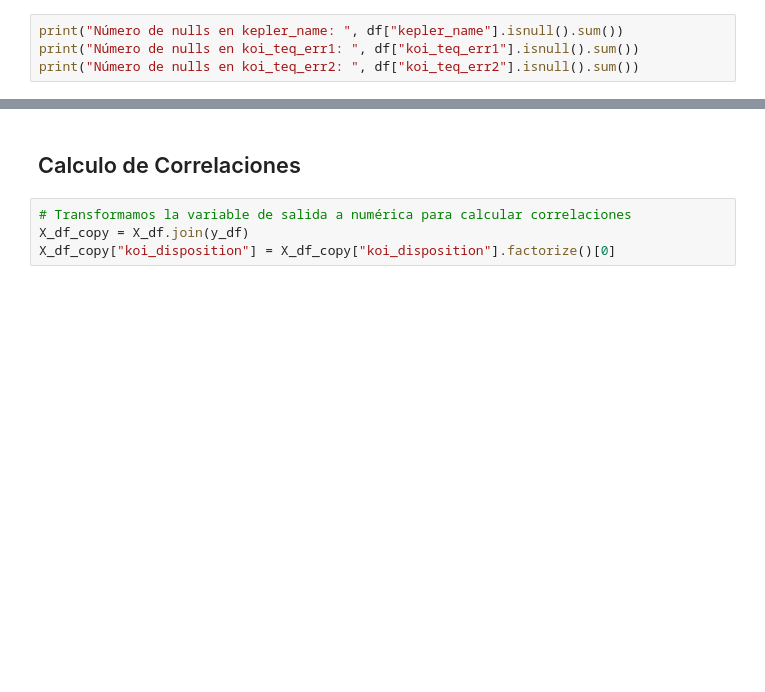
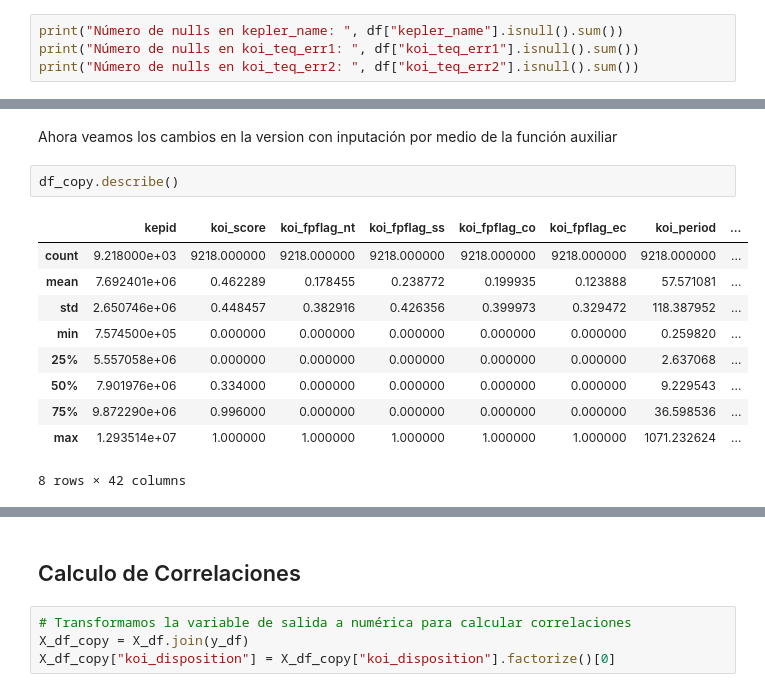
Before and after one commit to lvalencia232/KeplerExoplanet, a Jupyter notebook: kepler_exoplanet.ipynb, the cells around one changed output, grey strips where cells are left out. Cells and saved outputs as stored; diff of their text form; blank space fills up the shorter version.

```diff
--- a/kepler_exoplanet.ipynb
+++ b/kepler_exoplanet.ipynb
@@ -290,0 +300,15 @@ df["koi_disposition"].value_counts()
+# %% [markdown]
+Ahora veamos los cambios en la version con inputación por medio de la función auxiliar
+# %%
+df_copy.describe()
+# %% [output]
+|  | kepid | koi_score | koi_fpflag_nt | koi_fpflag_ss | koi_fpflag_co | koi_fpflag_ec | koi_period | ... |
+| count | 9.218000e+03 | 9218.000000 | 9218.000000 | 9218.000000 | 9218.000000 | 9218.000000 | 9218.000000 | ... |
+| mean | 7.692401e+06 | 0.462289 | 0.178455 | 0.238772 | 0.199935 | 0.123888 | 57.571081 | ... |
+| std | 2.650746e+06 | 0.448457 | 0.382916 | 0.426356 | 0.399973 | 0.329472 | 118.387952 | ... |
+| min | 7.574500e+05 | 0.000000 | 0.000000 | 0.000000 | 0.000000 | 0.000000 | 0.259820 | ... |
+| 25% | 5.557058e+06 | 0.000000 | 0.000000 | 0.000000 | 0.000000 | 0.000000 | 2.637068 | ... |
+| 50% | 7.901976e+06 | 0.334000 | 0.000000 | 0.000000 | 0.000000 | 0.000000 | 9.229543 | ... |
+| 75% | 9.872290e+06 | 0.996000 | 0.000000 | 0.000000 | 0.000000 | 0.000000 | 36.598536 | ... |
+| max | 1.293514e+07 | 1.000000 | 1.000000 | 1.000000 | 1.000000 | 1.000000 | 1071.232624 | ... |
+8 rows × 42 columns
```
Also changed, not shown: parts of 20 cells of this notebook.
